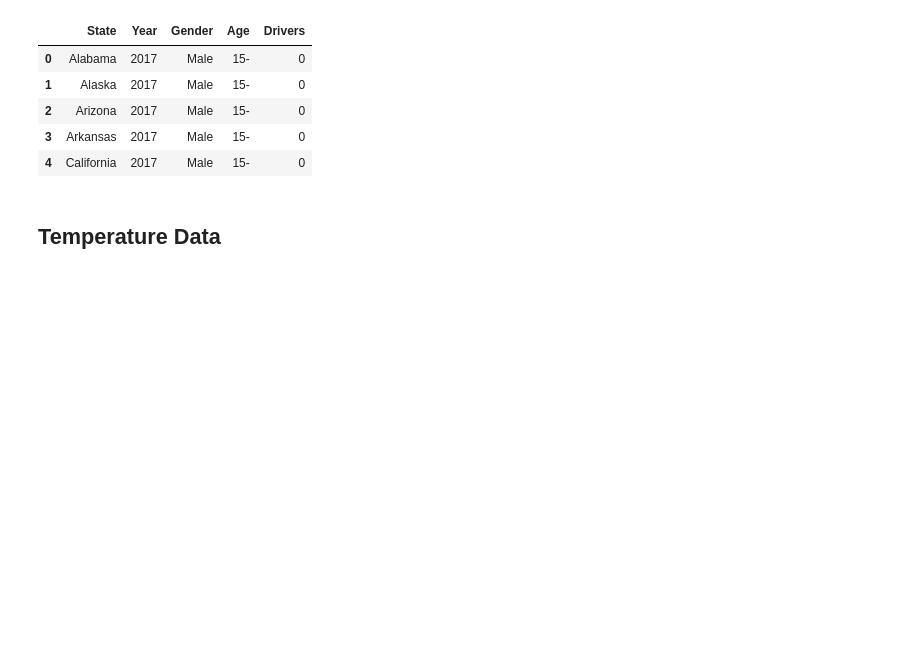
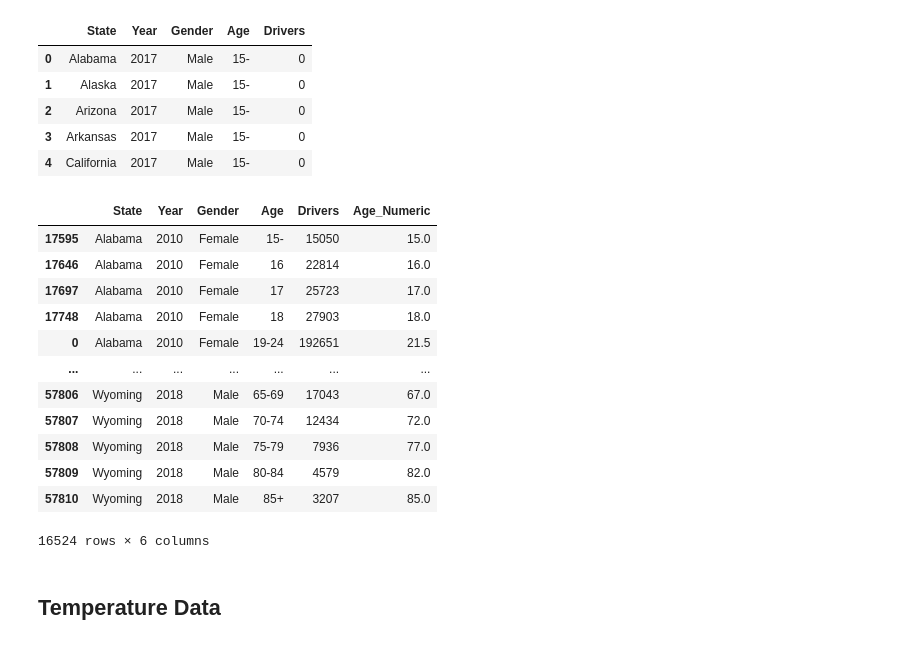
Before and after one commit to maxvangalen/WT-Data, a Jupyter notebook: create_csvs.ipynb, the cells around one changed output. Saved outputs shown, nothing was run; the diff lists cells and outputs as text; code cells hidden in the pictures; blank space fills up the shorter version.

```diff
--- a/create_csvs.ipynb
+++ b/create_csvs.ipynb
@@ -244,6 +244,29 @@ license_df = pd.concat([license_df, early_20s])
 # %%
 # Sort
 license_df.sort_values(['Year', 'State', 'Gender', 'Age'], inplace=True)
+# %%
+def get_age(val):
+    bounds = val.strip('+').split('-')
+    return np.mean([int(x) for x in bounds if len(x) > 0])
+
+
+license_df['Age_Numeric'] = license_df['Age'].map(get_age)
+# %%
+license_df
+# %% [output]
+|  | State | Year | Gender | Age | Drivers | Age_Numeric |
+| 17595 | Alabama | 2010 | Female | 15- | 15050 | 15.0 |
+| 17646 | Alabama | 2010 | Female | 16 | 22814 | 16.0 |
+| 17697 | Alabama | 2010 | Female | 17 | 25723 | 17.0 |
+| 17748 | Alabama | 2010 | Female | 18 | 27903 | 18.0 |
+| 0 | Alabama | 2010 | Female | 19-24 | 192651 | 21.5 |
+| ... | ... | ... | ... | ... | ... | ... |
+| 57806 | Wyoming | 2018 | Male | 65-69 | 17043 | 67.0 |
+| 57807 | Wyoming | 2018 | Male | 70-74 | 12434 | 72.0 |
+| 57808 | Wyoming | 2018 | Male | 75-79 | 7936 | 77.0 |
+| 57809 | Wyoming | 2018 | Male | 80-84 | 4579 | 82.0 |
+| 57810 | Wyoming | 2018 | Male | 85+ | 3207 | 85.0 |
+16524 rows × 6 columns
 # %%
 license_df.to_csv(os.path.join(dir_name, 'license_data.csv'), index=False)
 # %% [markdown]
```
Also changed, not shown: parts of 10 cells of this notebook.
